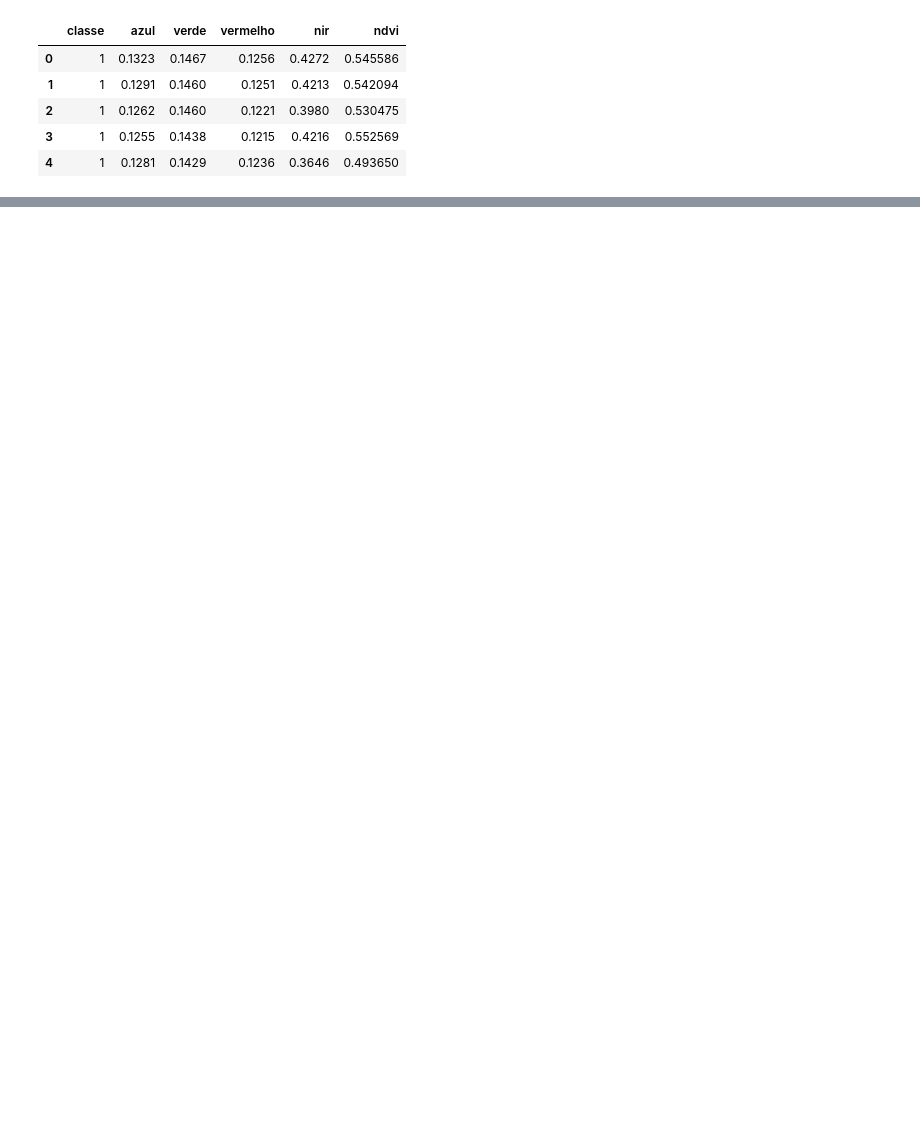
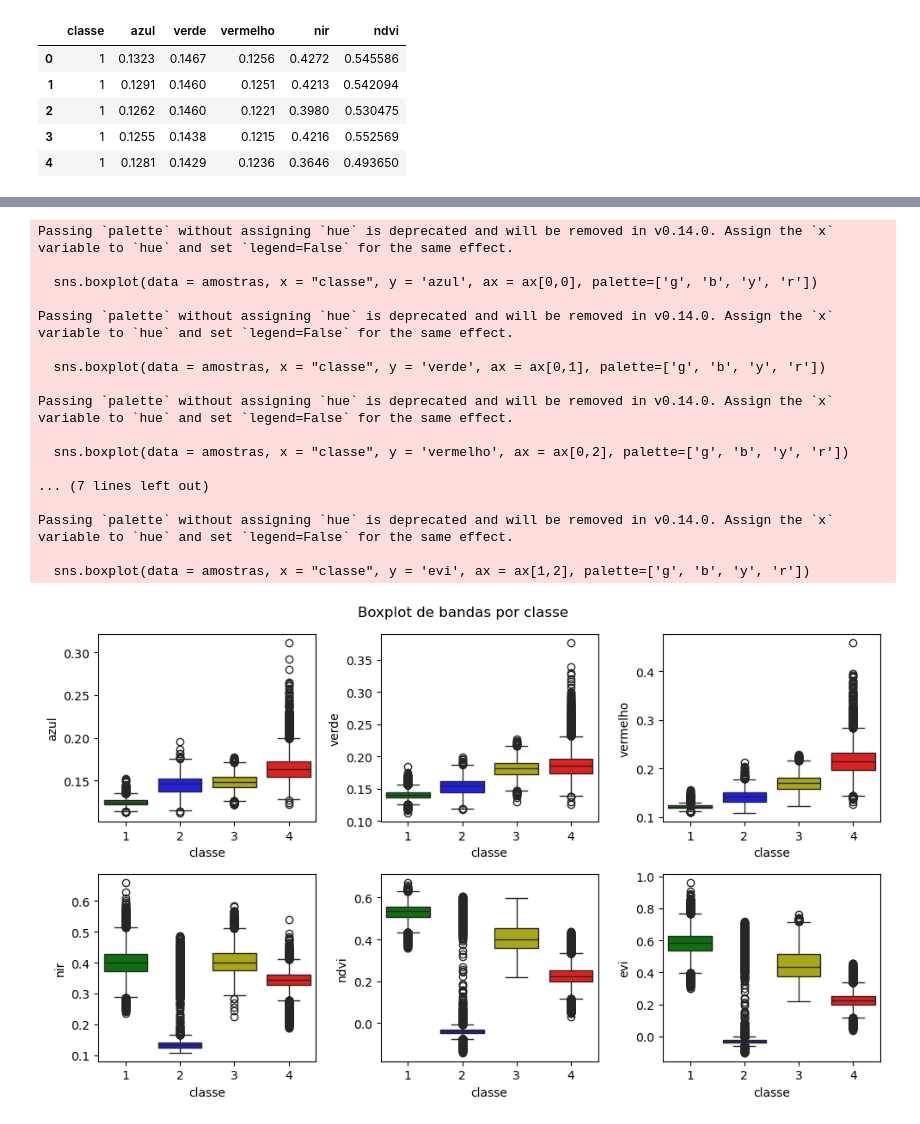
Before and after one commit to paeslemesa/tutoriaisPython, a Jupyter notebook: 06_Análise_Exploratória_de_Dados.ipynb, the cells around one changed output, grey strips where cells are left out. Drawn from its saved outputs; the diff is of its cells as text; code cells hidden in the pictures; blank space fills up the shorter version.

```diff
--- a/06_Análise_Exploratória_de_Dados.ipynb
+++ b/06_Análise_Exploratória_de_Dados.ipynb
@@ -41,0 +146,33 @@ df.head()
+# %%
+fig, ax = plt.subplots(nrows=2, ncols=3, figsize=(10, 6))
+
+sns.boxplot(data = amostras, x = "classe", y = 'azul', ax = ax[0,0], palette=['g', 'b', 'y', 'r'])
+sns.boxplot(data = amostras, x = "classe", y = 'verde', ax = ax[0,1], palette=['g', 'b', 'y', 'r'])
+sns.boxplot(data = amostras, x = "classe", y = 'vermelho', ax = ax[0,2], palette=['g', 'b', 'y', 'r'])
+sns.boxplot(data = amostras, x = "classe", y = 'nir', ax = ax[1,0], palette=['g', 'b', 'y', 'r'])
+sns.boxplot(data = amostras, x =  "classe",y = 'ndvi', ax = ax[1,1], palette=['g', 'b', 'y', 'r'])
+sns.boxplot(data = amostras, x = "classe", y = 'evi', ax = ax[1,2], palette=['g', 'b', 'y', 'r'])
+
+fig.suptitle("Boxplot de bandas por classe")
+
+
+fig.tight_layout()
+# %% [output]
+Passing `palette` without assigning `hue` is deprecated and will be removed in v0.14.0. Assign the `x` variable to `hue` and set `legend=False` for the same effect.
+
+  sns.boxplot(data = amostras, x = "classe", y = 'azul', ax = ax[0,0], palette=['g', 'b', 'y', 'r'])
+
+Passing `palette` without assigning `hue` is deprecated and will be removed in v0.14.0. Assign the `x` variable to `hue` and set `legend=False` for the same effect.
+
+  sns.boxplot(data = amostras, x = "classe", y = 'verde', ax = ax[0,1], palette=['g', 'b', 'y', 'r'])
+
+Passing `palette` without assigning `hue` is deprecated and will be removed in v0.14.0. Assign the `x` variable to `hue` and set `legend=False` for the same effect.
+
+  sns.boxplot(data = amostras, x = "classe", y = 'vermelho', ax = ax[0,2], palette=['g', 'b', 'y', 'r'])
+
+... (7 lines left out)
+
+Passing `palette` without assigning `hue` is deprecated and will be removed in v0.14.0. Assign the `x` variable to `hue` and set `legend=False` for the same effect.
+
+  sns.boxplot(data = amostras, x = "classe", y = 'evi', ax = ax[1,2], palette=['g', 'b', 'y', 'r'])
+[figure, added]
```
Also changed, not shown: parts of 16 cells of this notebook.
